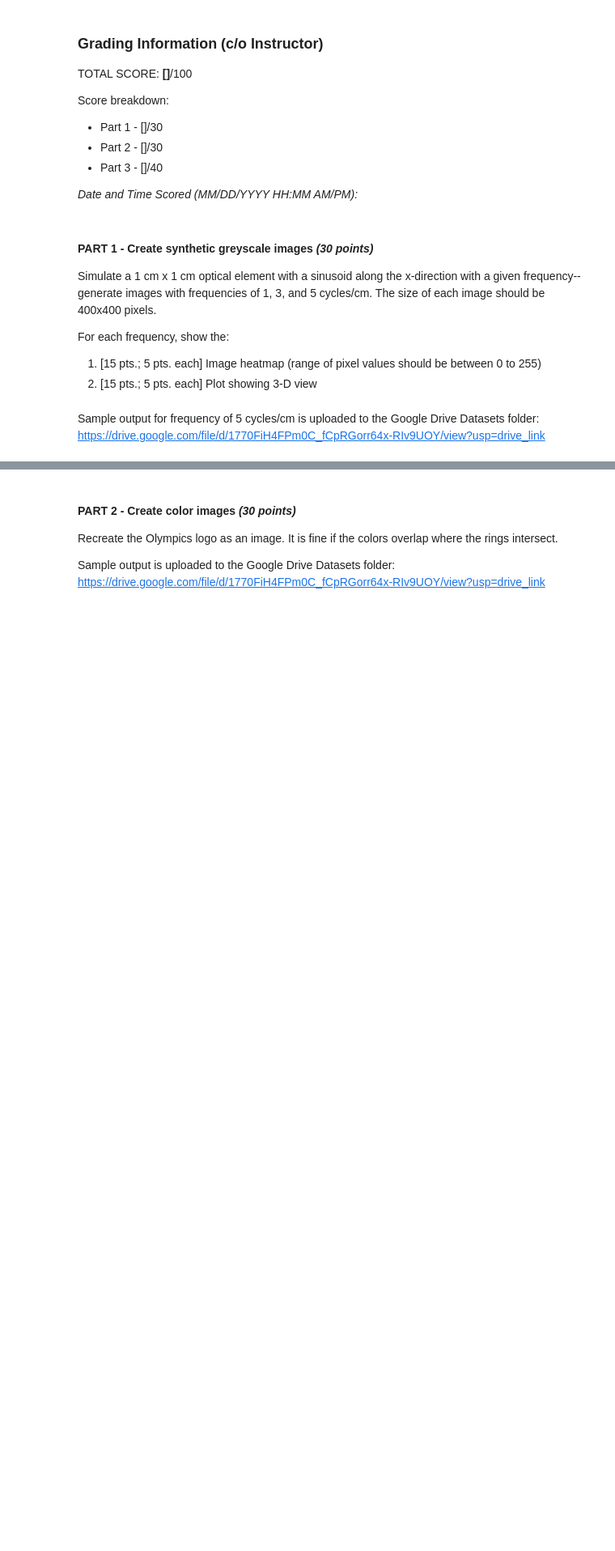
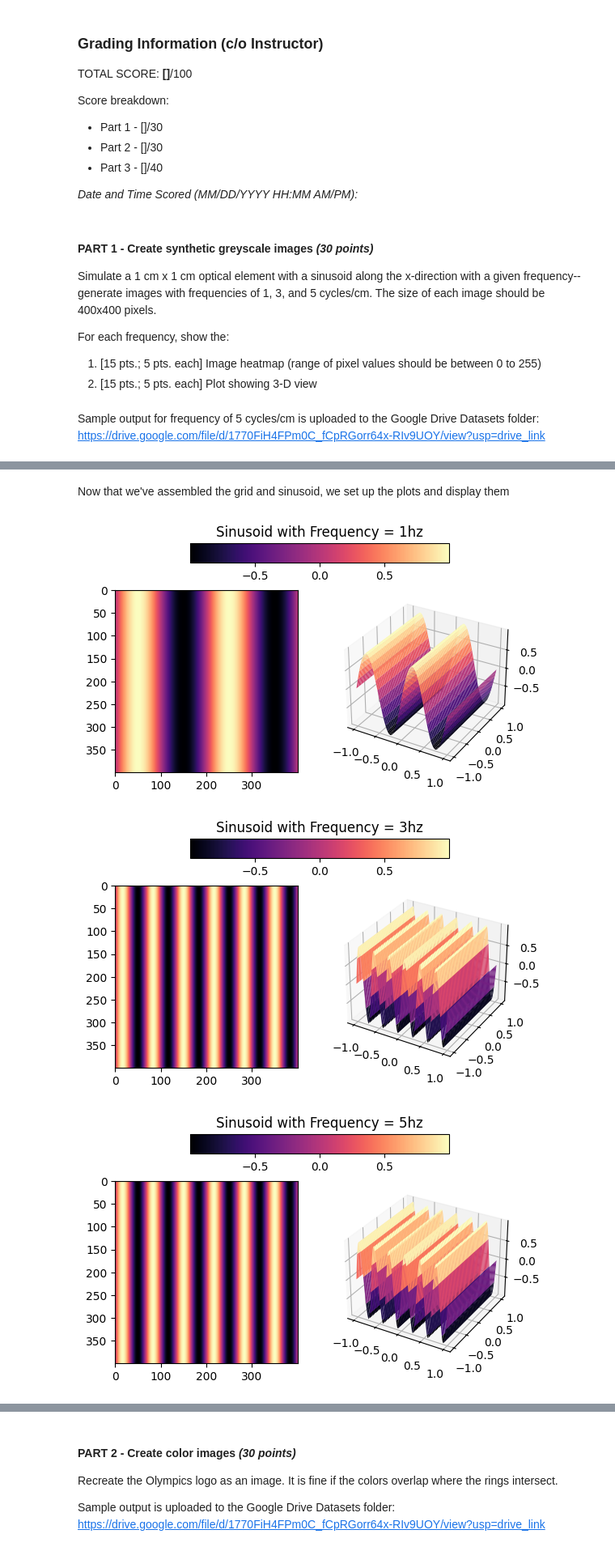
Before and after one commit to PKHR620/AP157-Lab, a Jupyter notebook: AP157_lab_assignment_B1.ipynb, the cells around one changed output, grey strips where cells are left out. Shown at 81% size. Cells and saved outputs as stored; diff of their text form; code cells hidden in the pictures; blank space fills up the shorter version.

```diff
--- a/AP157_lab_assignment_B1.ipynb
+++ b/AP157_lab_assignment_B1.ipynb
@@ -115,0 +71,41 @@ def annulus(Color, R, X, x, Y, y, i, o):
+# %% [markdown]
+Now that we've assembled the grid and sinusoid, we set up the plots and display them
+# %%
+#Now we set up the 2d and 3d perspectives of the sinusoids with varying frequencies
+fig = plt.figure()
+ax1 = fig.add_subplot(121)
+ax1.imshow(sine1, cmap = 'magma')
+ax2 = ax1 = fig.add_subplot(122, projection = '3d')
+ax2.plot_surface(X, Y, sine1, cmap = 'magma')
+ax = fig.add_axes([0.27, 0.8, 0.5, 0.05])
+fig.colorbar(colorbar, cax=ax, orientation='horizontal')
+plt.title('Sinusoid with Frequency = 1hz')
+plt.show()
+
+
+fig2 = plt.figure()
+ax3 = fig2.add_subplot(121)
+ax3.imshow(sine3, cmap = 'magma')
+ax4 = fig2.add_subplot(122, projection = '3d')
+ax4.plot_surface(X, Y, sine3, cmap = 'magma')
+ax = fig.add_axes([0.27, 0.8, 0.5, 0.05])
+fig2.colorbar(colorbar, cax=ax, orientation='horizontal')
+ax = fig2.add_axes([0.27, 0.8, 0.5, 0.05])
+fig2.colorbar(colorbar, cax=ax, orientation='horizontal')
+plt.title('Sinusoid with Frequency = 3hz')
+plt.show()
+
+
+fig3 = plt.figure()
+ax5 = fig3.add_subplot(121)
+ax5.imshow(sine3, cmap = 'magma')
+ax6 = fig3.add_subplot(122, projection = '3d')
+ax6.plot_surface(X, Y, sine3, cmap = 'magma')
+ax = fig3.add_axes([0.27, 0.8, 0.5, 0.05])
+fig3.colorbar(colorbar, cax=ax, orientation='horizontal')
+plt.title('Sinusoid with Frequency = 5hz')
+plt.show()
+# %% [output]
+[figure, added]
+[figure, added]
+[figure, added]
```
Also changed, not shown: parts of 24 cells of this notebook.
